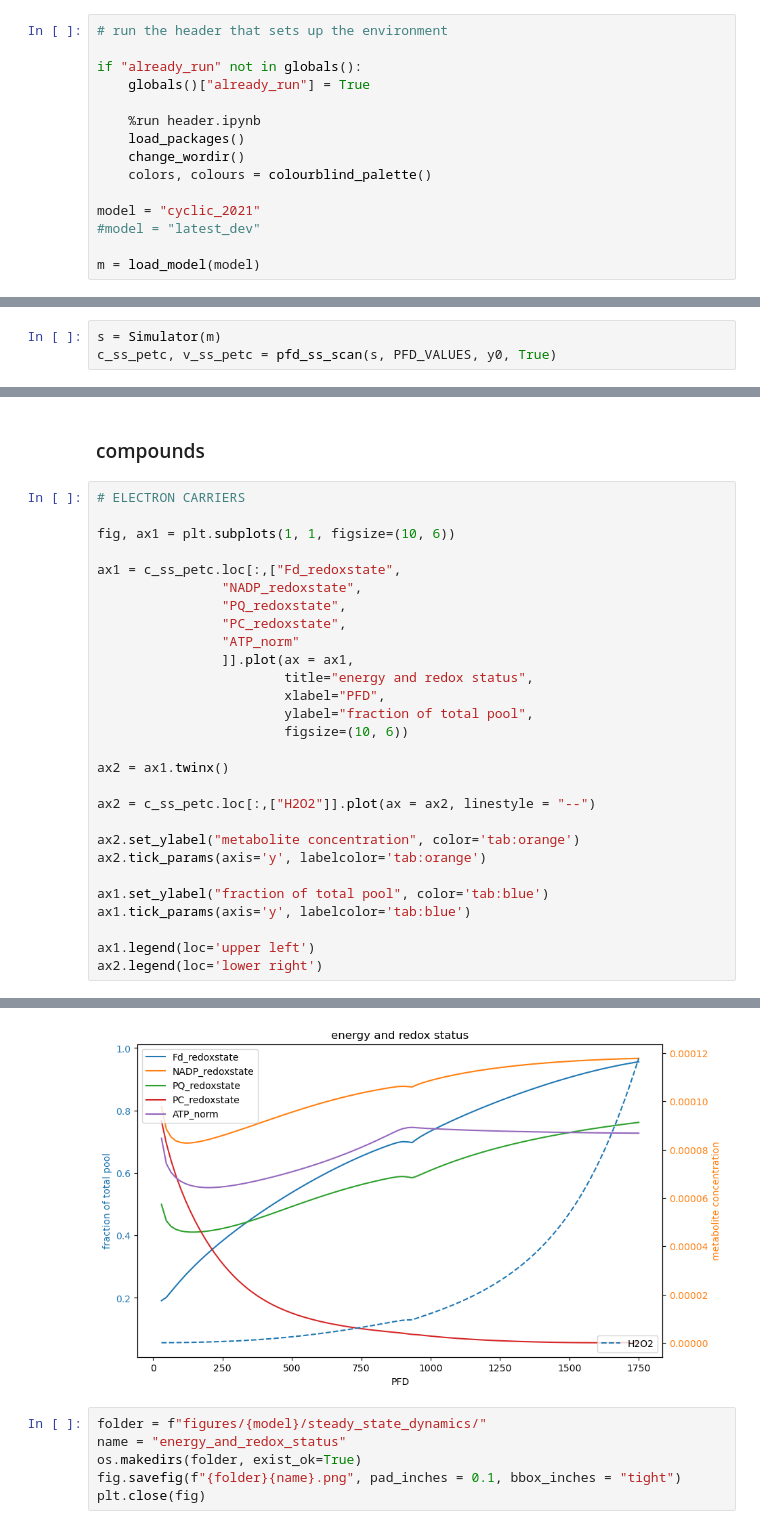
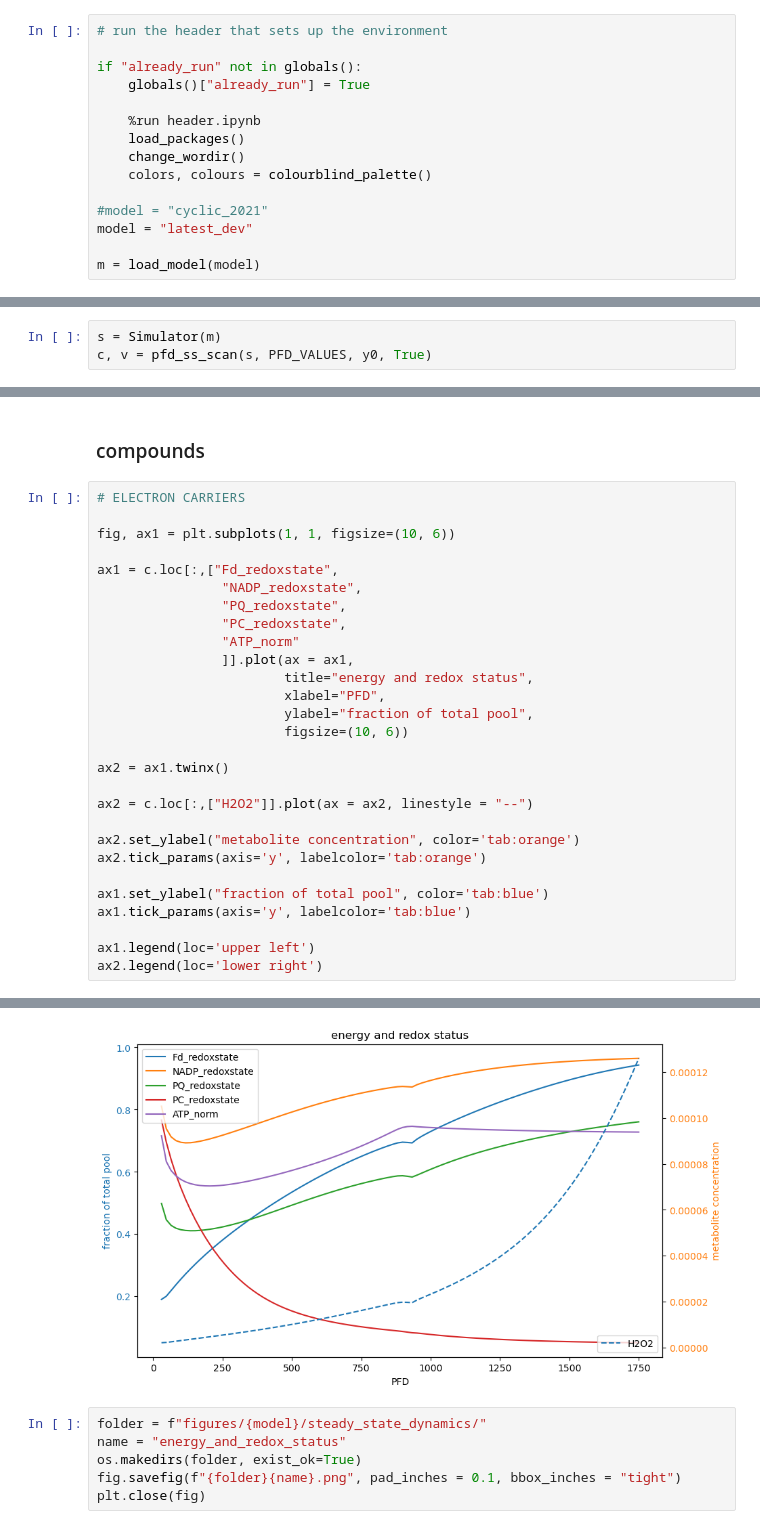
Before and after one commit to A-Potthoff/QTB_modeling, a Jupyter notebook: analyses/steady_state_analysis.ipynb, the cells around one changed output, grey strips where cells are left out. Cells and saved outputs as stored; diff of their text form.

```diff
--- a/analyses/steady_state_analysis.ipynb
+++ b/analyses/steady_state_analysis.ipynb
@@ -9,8 +9,8 @@ if "already_run" not in globals():
     change_wordir()
     colors, colours = colourblind_palette()
 
-model = "cyclic_2021"
-#model = "latest_dev"
+#model = "cyclic_2021"
+model = "latest_dev"
 
 m = load_model(model)
 # %% [output]
@@ -114,5 +114,5 @@ y0 = {
 }
 # %%
 s = Simulator(m)
-c_ss_petc, v_ss_petc = pfd_ss_scan(s, PFD_VALUES, y0, True)
+c, v = pfd_ss_scan(s, PFD_VALUES, y0, True)
 # %% [output]
@@ -124,34 +124,34 @@ c_ss_petc, v_ss_petc = pfd_ss_scan(s, PFD_VALUES, y0, True)
 # %%
 # ELECTRON CARRIERS
 
 fig, ax1 = plt.subplots(1, 1, figsize=(10, 6))
 
-ax1 = c_ss_petc.loc[:,["Fd_redoxstate",
+ax1 = c.loc[:,["Fd_redoxstate",
                 "NADP_redoxstate",
                 "PQ_redoxstate",
                 "PC_redoxstate",
                 "ATP_norm"
                 ]].plot(ax = ax1,
                         title="energy and redox status",
                         xlabel="PFD",
                         ylabel="fraction of total pool",
                         figsize=(10, 6))
 
 ax2 = ax1.twinx()
 
-ax2 = c_ss_petc.loc[:,["H2O2"]].plot(ax = ax2, linestyle = "--")
+ax2 = c.loc[:,["H2O2"]].plot(ax = ax2, linestyle = "--")
 
 ax2.set_ylabel("metabolite concentration", color='tab:orange')
 ax2.tick_params(axis='y', labelcolor='tab:orange')
 
 ax1.set_ylabel("fraction of total pool", color='tab:blue')
 ax1.tick_params(axis='y', labelcolor='tab:blue')
 
 ax1.legend(loc='upper left')
 ax2.legend(loc='lower right')
 # %% [output]
 <matplotlib.legend.Legend at 0x...>
-[figure, old version]
+[figure, new version]
 # %%
 folder = f"figures/{model}/steady_state_dynamics/"
 name = "energy_and_redox_status"
```
Also changed, not shown: parts of 6 cells of this notebook, 4 other files.
